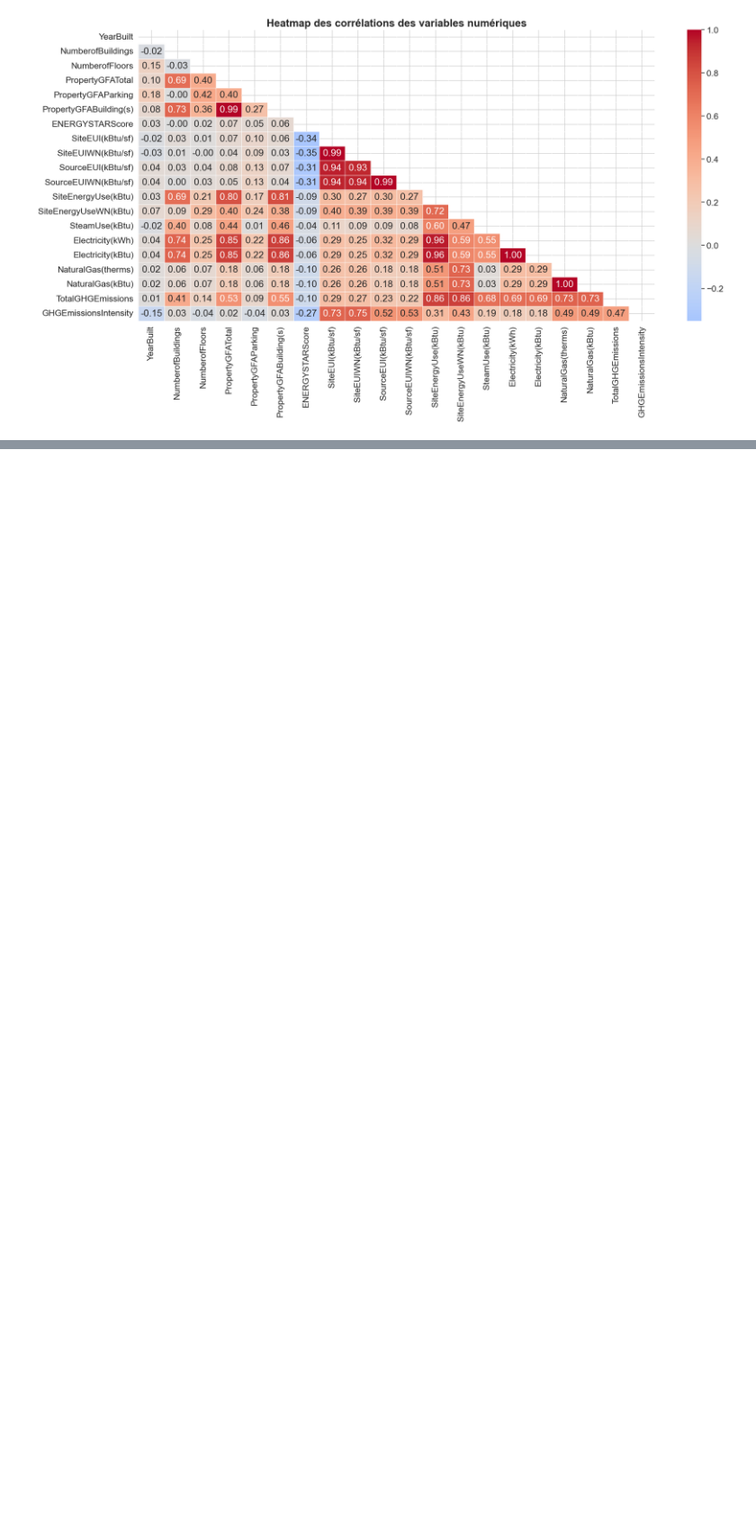
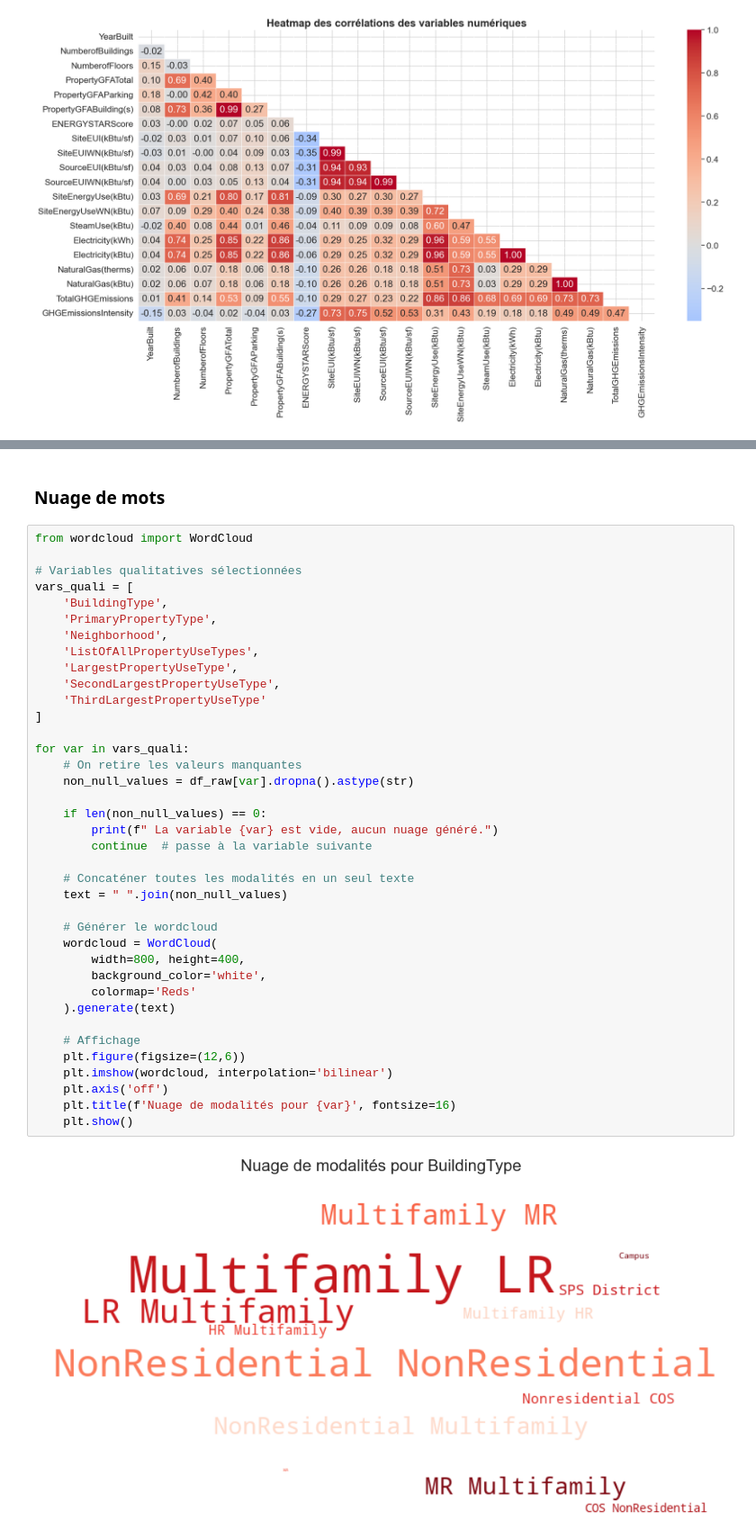
Before and after one commit to Ben10-som/ML-prediction-CO2, a Jupyter notebook: notebooks/02_Analyse_univariee.ipynb, the cells around one changed output, grey strips where cells are left out. Shown at 90% size. Drawn from its saved outputs; the diff is of its cells as text; blank space fills up the shorter version.

```diff
--- a/notebooks/02_Analyse_univariee.ipynb
+++ b/notebooks/02_Analyse_univariee.ipynb
@@ -1281,0 +1297,42 @@ RÉSUMÉ DE L'ANALYSE UNIVARIÉE
+# %% [markdown]
+### Nuage de mots
+# %%
+from wordcloud import WordCloud
+
+# Variables qualitatives sélectionnées
+vars_quali = [
+    'BuildingType',
+    'PrimaryPropertyType',
+    'Neighborhood',
+    'ListOfAllPropertyUseTypes',
+    'LargestPropertyUseType',
+    'SecondLargestPropertyUseType',
+    'ThirdLargestPropertyUseType'
+]
+
+for var in vars_quali:
+    # On retire les valeurs manquantes
+    non_null_values = df_raw[var].dropna().astype(str)
+
+    if len(non_null_values) == 0:
+        print(f" La variable {var} est vide, aucun nuage généré.")
+        continue  # passe à la variable suivante
+
+    # Concaténer toutes les modalités en un seul texte
+    text = " ".join(non_null_values)
+
+    # Générer le wordcloud
+    wordcloud = WordCloud(
+        width=800, height=400,
+        background_color='white',
+        colormap='Reds'
+    ).generate(text)
+
+    # Affichage
+    plt.figure(figsize=(12,6))
+    plt.imshow(wordcloud, interpolation='bilinear')
+    plt.axis('off')
+    plt.title(f'Nuage de modalités pour {var}', fontsize=16)
+    plt.show()
+# %% [output]
+[figure, added]
```
Also changed, not shown: parts of 30 cells of this notebook.
